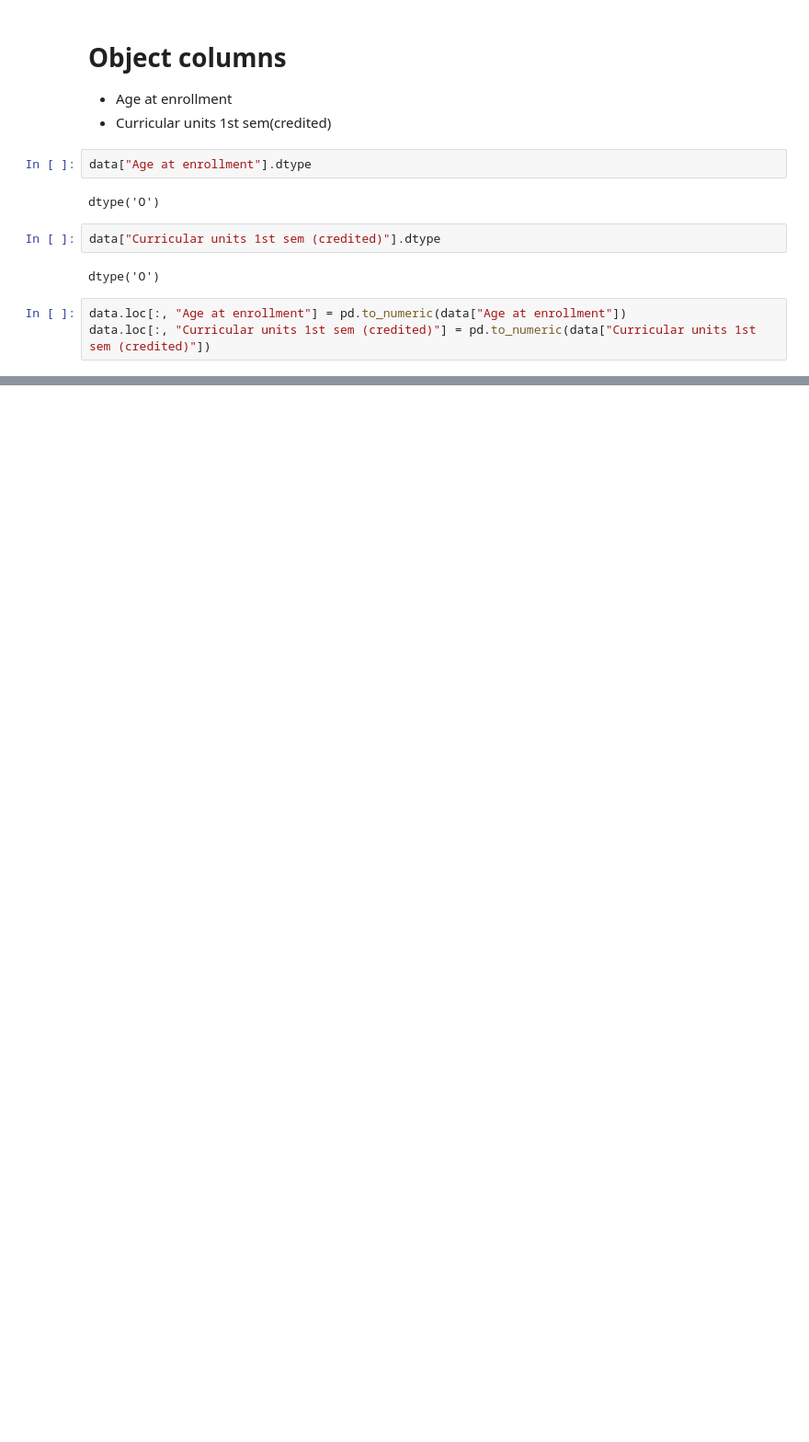
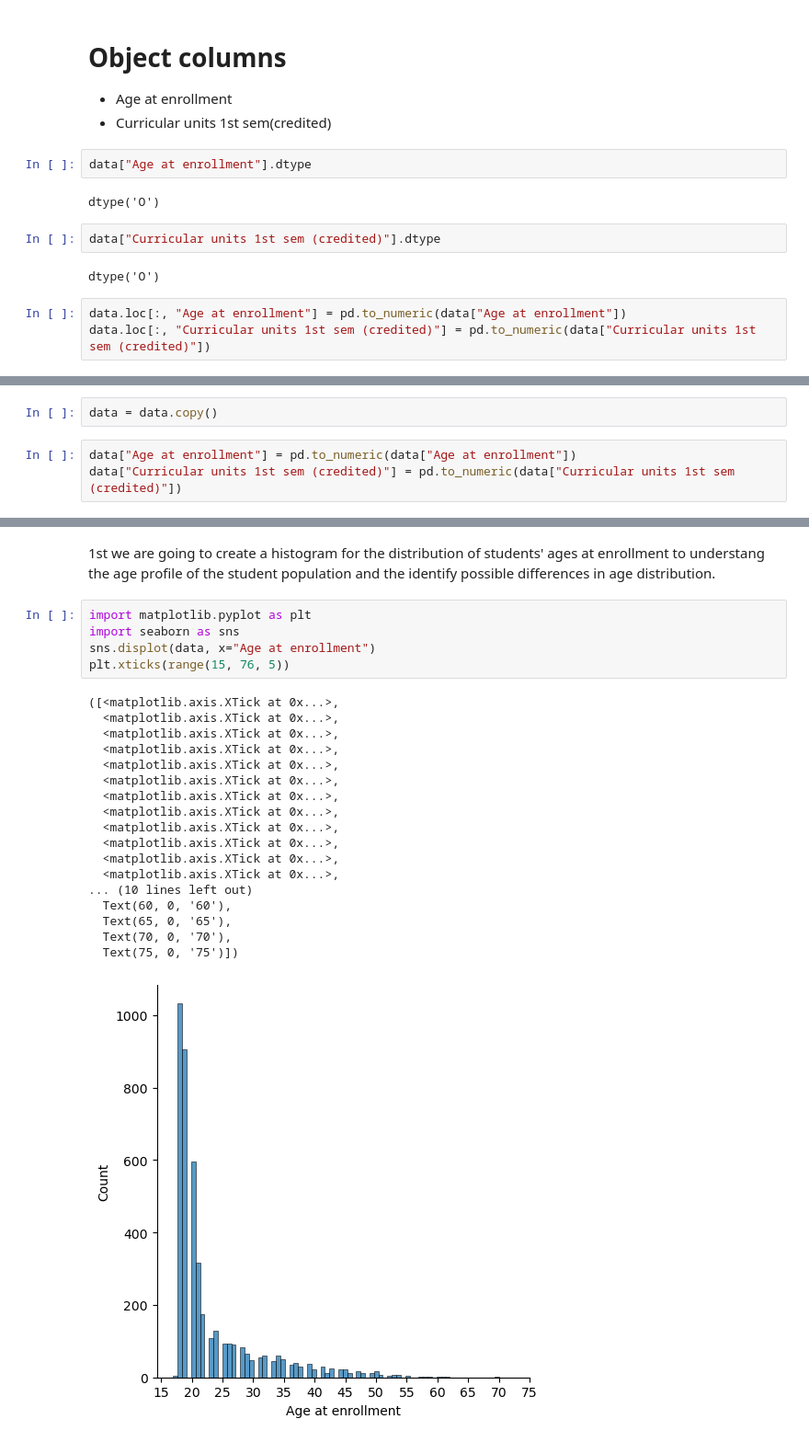
Before and after one commit to camilasoaares/Data-Preparation, a Jupyter notebook: CamilaSoares_DPrepHDip_CA1.ipynb, the cells around one changed output, grey strips where cells are left out. Shown at 92% size. Drawn from its saved outputs; the diff is of its cells as text; blank space fills up the shorter version.

```diff
--- a/CamilaSoares_DPrepHDip_CA1.ipynb
+++ b/CamilaSoares_DPrepHDip_CA1.ipynb
@@ -523,0 +522,5 @@ Now we converted the both object columns to float54 we can visualise their numer
+# %%
+data = data.copy()
+# %%
+data["Age at enrollment"] = pd.to_numeric(data["Age at enrollment"])
+data["Curricular units 1st sem (credited)"] = pd.to_numeric(data["Curricular units 1st sem (credited)"])
@@ -555,0 +593,26 @@ data.tail()
+# %% [markdown]
+1st we are going to create a histogram for the distribution of students' ages at enrollment to understang the age profile of the student population and the identify possible differences in age distribution.
+# %%
+import matplotlib.pyplot as plt
+import seaborn as sns
+sns.displot(data, x="Age at enrollment")
+plt.xticks(range(15, 76, 5))
+# %% [output]
+([<matplotlib.axis.XTick at 0x...>,
+  <matplotlib.axis.XTick at 0x...>,
+  <matplotlib.axis.XTick at 0x...>,
+  <matplotlib.axis.XTick at 0x...>,
+  <matplotlib.axis.XTick at 0x...>,
+  <matplotlib.axis.XTick at 0x...>,
+  <matplotlib.axis.XTick at 0x...>,
+  <matplotlib.axis.XTick at 0x...>,
+  <matplotlib.axis.XTick at 0x...>,
+  <matplotlib.axis.XTick at 0x...>,
+  <matplotlib.axis.XTick at 0x...>,
+  <matplotlib.axis.XTick at 0x...>,
+... (10 lines left out)
+  Text(60, 0, '60'),
+  Text(65, 0, '65'),
+  Text(70, 0, '70'),
+  Text(75, 0, '75')])
+[figure, added]
```
Also changed, not shown: parts of 31 cells of this notebook.
